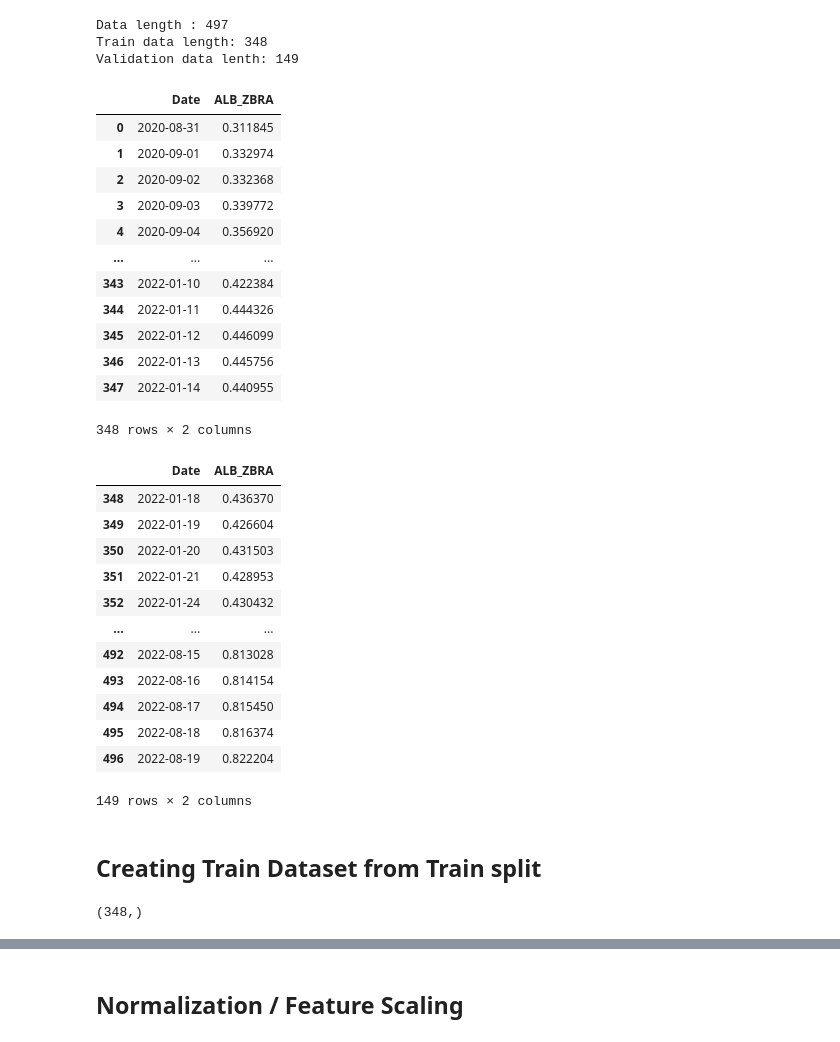
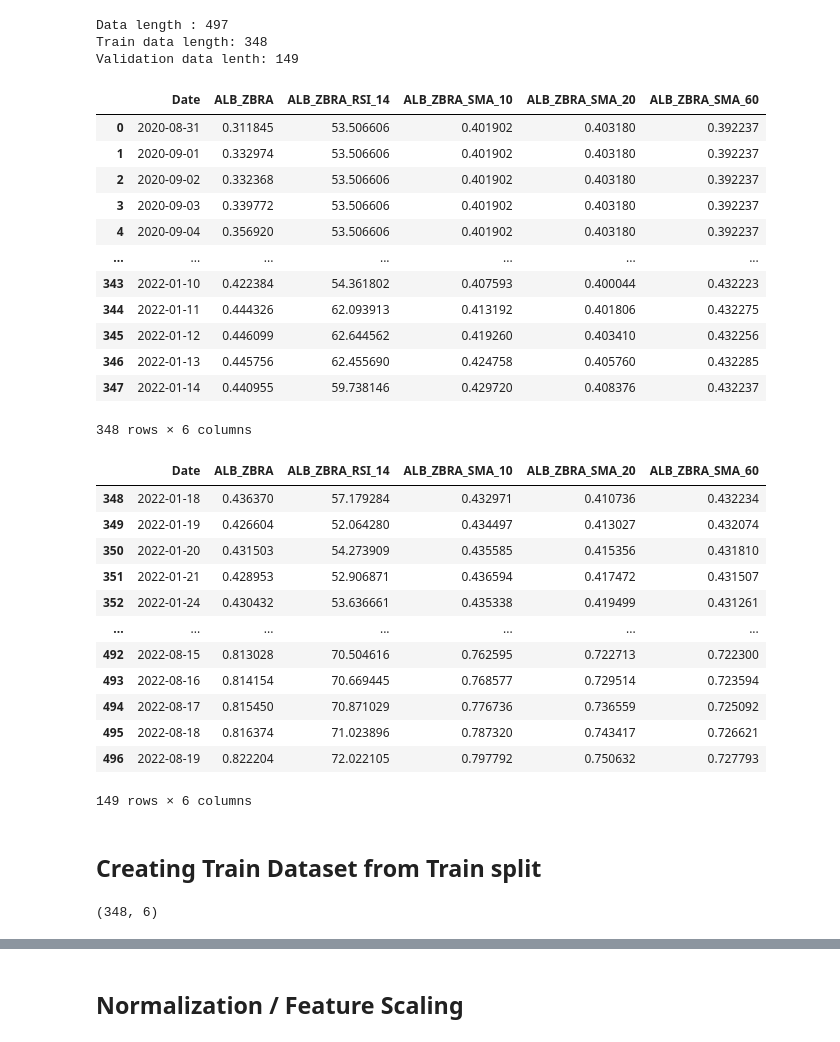
Before and after one commit to greengamma/long-short-trade-ideas-generator, a Jupyter notebook: notebooks/LSTM_model-with features (still in progress).ipynb, the cells around one changed output, grey strips where cells are left out. Drawn from its saved outputs; the diff is of its cells as text; code cells hidden in the pictures.

```diff
--- a/notebooks/RNN_model-with features.ipynb
+++ b/notebooks/LSTM_model-with features (still in progress).ipynb
@@ -72,49 +72,49 @@ Train data length: 348
 Validation data lenth: 149
 # %%
 # train_data
-train_data = df_small[:length_train].iloc[:,:2]
+train_data = df_small[:length_train].iloc[:,:6]
 train_data['Date'] = pd.to_datetime(train_data['Date'])  # converting to date time object
 train_data
 # %% [output]
-|  | Date | ALB_ZBRA |
-| 0 | 2020-08-31 | 0.311845 |
-| 1 | 2020-09-01 | 0.332974 |
-| 2 | 2020-09-02 | 0.332368 |
-| 3 | 2020-09-03 | 0.339772 |
-| 4 | 2020-09-04 | 0.356920 |
-| ... | ... | ... |
-| 343 | 2022-01-10 | 0.422384 |
-| 344 | 2022-01-11 | 0.444326 |
-| 345 | 2022-01-12 | 0.446099 |
-| 346 | 2022-01-13 | 0.445756 |
-| 347 | 2022-01-14 | 0.440955 |
+|  | Date | ALB_ZBRA | ALB_ZBRA_RSI_14 | ALB_ZBRA_SMA_10 | ALB_ZBRA_SMA_20 | ALB_ZBRA_SMA_60 |
+| 0 | 2020-08-31 | 0.311845 | 53.506606 | 0.401902 | 0.403180 | 0.392237 |
+| 1 | 2020-09-01 | 0.332974 | 53.506606 | 0.401902 | 0.403180 | 0.392237 |
+| 2 | 2020-09-02 | 0.332368 | 53.506606 | 0.401902 | 0.403180 | 0.392237 |
+| 3 | 2020-09-03 | 0.339772 | 53.506606 | 0.401902 | 0.403180 | 0.392237 |
+| 4 | 2020-09-04 | 0.356920 | 53.506606 | 0.401902 | 0.403180 | 0.392237 |
+| ... | ... | ... | ... | ... | ... | ... |
+| 343 | 2022-01-10 | 0.422384 | 54.361802 | 0.407593 | 0.400044 | 0.432223 |
+| 344 | 2022-01-11 | 0.444326 | 62.093913 | 0.413192 | 0.401806 | 0.432275 |
+| 345 | 2022-01-12 | 0.446099 | 62.644562 | 0.419260 | 0.403410 | 0.432256 |
+| 346 | 2022-01-13 | 0.445756 | 62.455690 | 0.424758 | 0.405760 | 0.432285 |
+| 347 | 2022-01-14 | 0.440955 | 59.738146 | 0.429720 | 0.408376 | 0.432237 |
-348 rows × 2 columns
+348 rows × 6 columns
 # %%
 # validation_data
-validation_data = df_small[length_train:].iloc[:,:2]
+validation_data = df_small[length_train:].iloc[:,:6]
 validation_data['Date'] = pd.to_datetime(validation_data['Date'])  # converting to date time object
 validation_data
 # %% [output]
-|  | Date | ALB_ZBRA |
-| 348 | 2022-01-18 | 0.436370 |
-| 349 | 2022-01-19 | 0.426604 |
-| 350 | 2022-01-20 | 0.431503 |
-| 351 | 2022-01-21 | 0.428953 |
-| 352 | 2022-01-24 | 0.430432 |
-| ... | ... | ... |
-| 492 | 2022-08-15 | 0.813028 |
-| 493 | 2022-08-16 | 0.814154 |
-| 494 | 2022-08-17 | 0.815450 |
-| 495 | 2022-08-18 | 0.816374 |
-| 496 | 2022-08-19 | 0.822204 |
+|  | Date | ALB_ZBRA | ALB_ZBRA_RSI_14 | ALB_ZBRA_SMA_10 | ALB_ZBRA_SMA_20 | ALB_ZBRA_SMA_60 |
+| 348 | 2022-01-18 | 0.436370 | 57.179284 | 0.432971 | 0.410736 | 0.432234 |
+| 349 | 2022-01-19 | 0.426604 | 52.064280 | 0.434497 | 0.413027 | 0.432074 |
+| 350 | 2022-01-20 | 0.431503 | 54.273909 | 0.435585 | 0.415356 | 0.431810 |
+| 351 | 2022-01-21 | 0.428953 | 52.906871 | 0.436594 | 0.417472 | 0.431507 |
+| 352 | 2022-01-24 | 0.430432 | 53.636661 | 0.435338 | 0.419499 | 0.431261 |
+| ... | ... | ... | ... | ... | ... | ... |
+| 492 | 2022-08-15 | 0.813028 | 70.504616 | 0.762595 | 0.722713 | 0.722300 |
+| 493 | 2022-08-16 | 0.814154 | 70.669445 | 0.768577 | 0.729514 | 0.723594 |
+| 494 | 2022-08-17 | 0.815450 | 70.871029 | 0.776736 | 0.736559 | 0.725092 |
+| 495 | 2022-08-18 | 0.816374 | 71.023896 | 0.787320 | 0.743417 | 0.726621 |
+| 496 | 2022-08-19 | 0.822204 | 72.022105 | 0.797792 | 0.750632 | 0.727793 |
-149 rows × 2 columns
+149 rows × 6 columns
 # %% [markdown]
 ## Creating Train Dataset from Train split
 # %%
-dataset_train = train_data.ALB_ZBRA.values
+dataset_train = train_data.iloc[:,:6] .values
 dataset_train.shape
 # %% [output]
-(348,)
+(348, 6)
 # %%
 # Change 1d array to 2d array
 # Changing shape from (1692,) to (1692,1)
```
Also changed, not shown: parts of 13 cells of this notebook, 2 other files.
